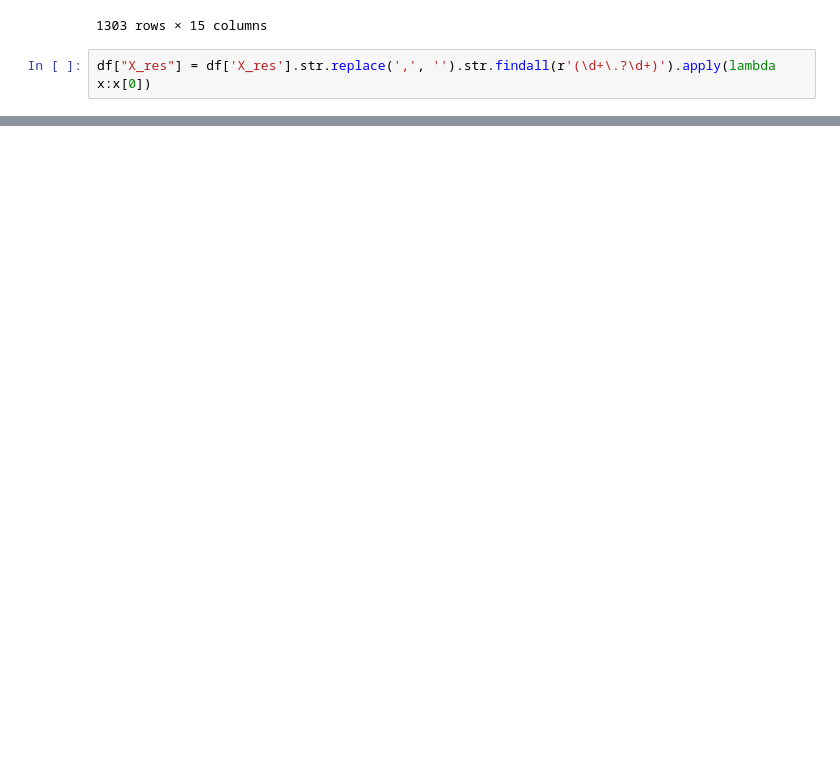
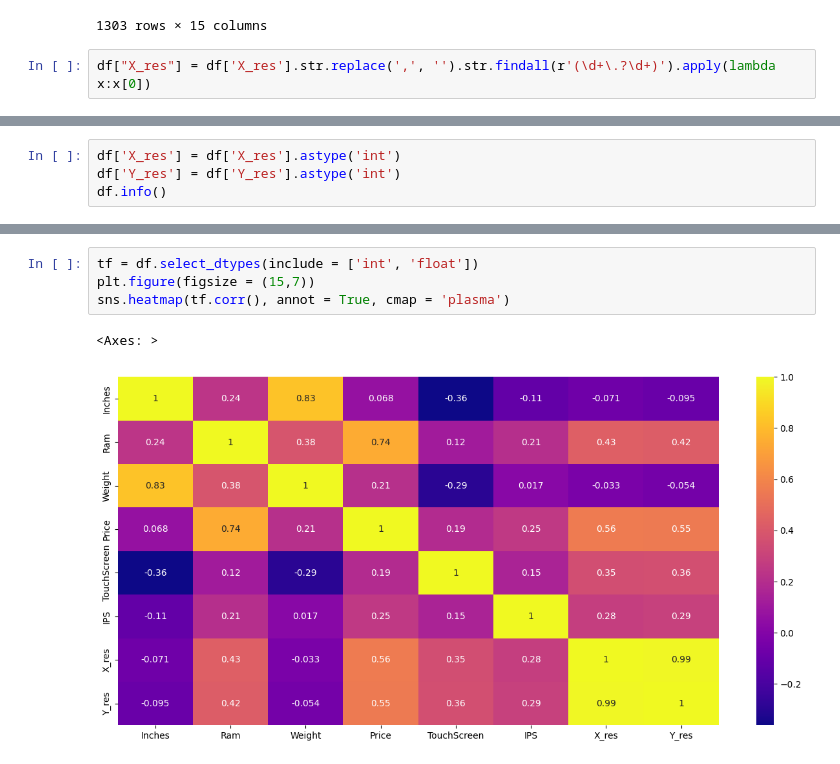
Before and after one commit to samratrajsharma/Laptop_Price_Prediction, a Jupyter notebook: Prediction.ipynb, the cells around one changed output, grey strips where cells are left out. Drawn from its saved outputs; the diff is of its cells as text; blank space fills up the shorter version.

```diff
--- a/Prediction.ipynb
+++ b/Prediction.ipynb
@@ -318,0 +334,4 @@ df["X_res"] = df['X_res'].str.replace(',', '').str.findall(r'(\d+\.?\d+)').apply
+# %%
+df['X_res'] = df['X_res'].astype('int')
+df['Y_res'] = df['Y_res'].astype('int')
+df.info()
@@ -318,0 +356,7 @@ df["X_res"] = df['X_res'].str.replace(',', '').str.findall(r'(\d+\.?\d+)').apply
+# %%
+tf = df.select_dtypes(include = ['int', 'float'])
+plt.figure(figsize = (15,7))
+sns.heatmap(tf.corr(), annot = True, cmap = 'plasma')
+# %% [output]
+<Axes: >
+[figure, added]
```
Also changed, not shown: parts of 35 cells of this notebook.
